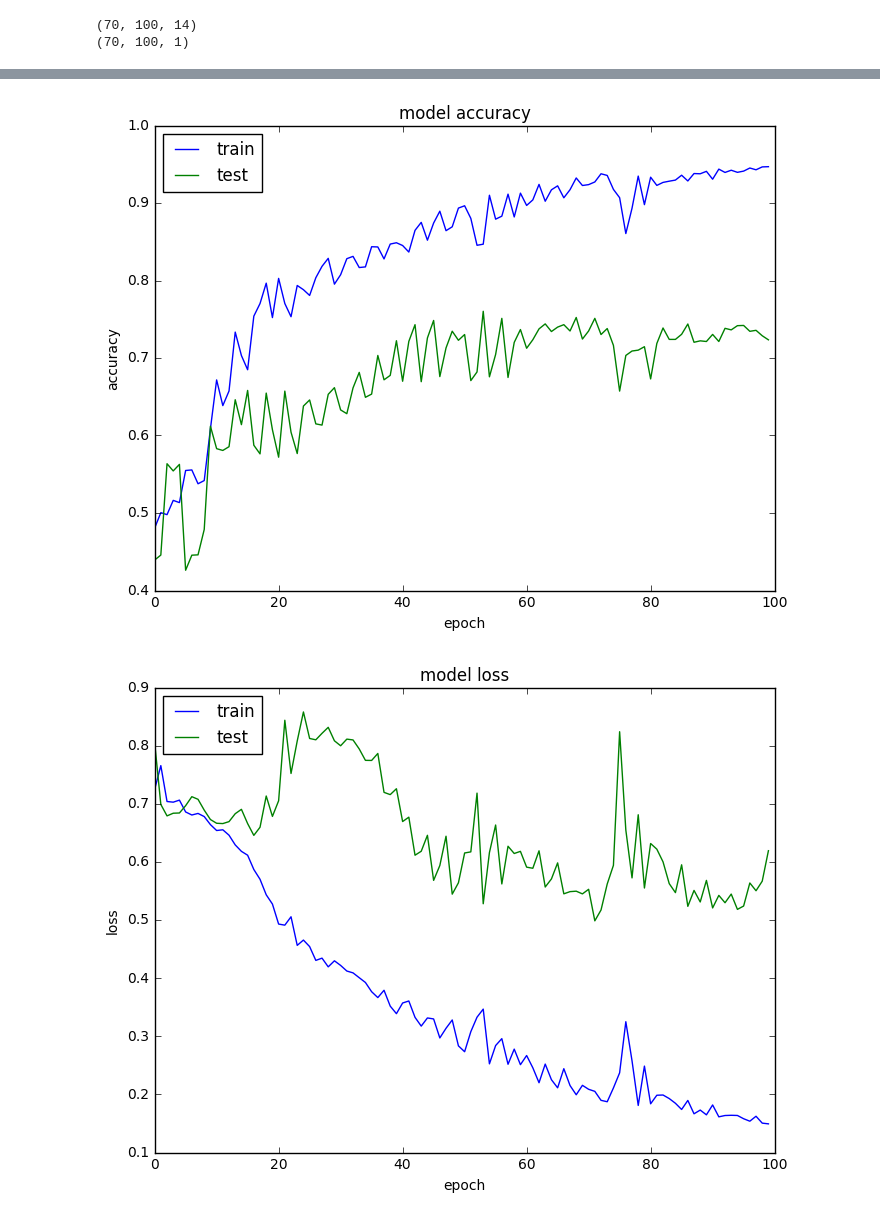
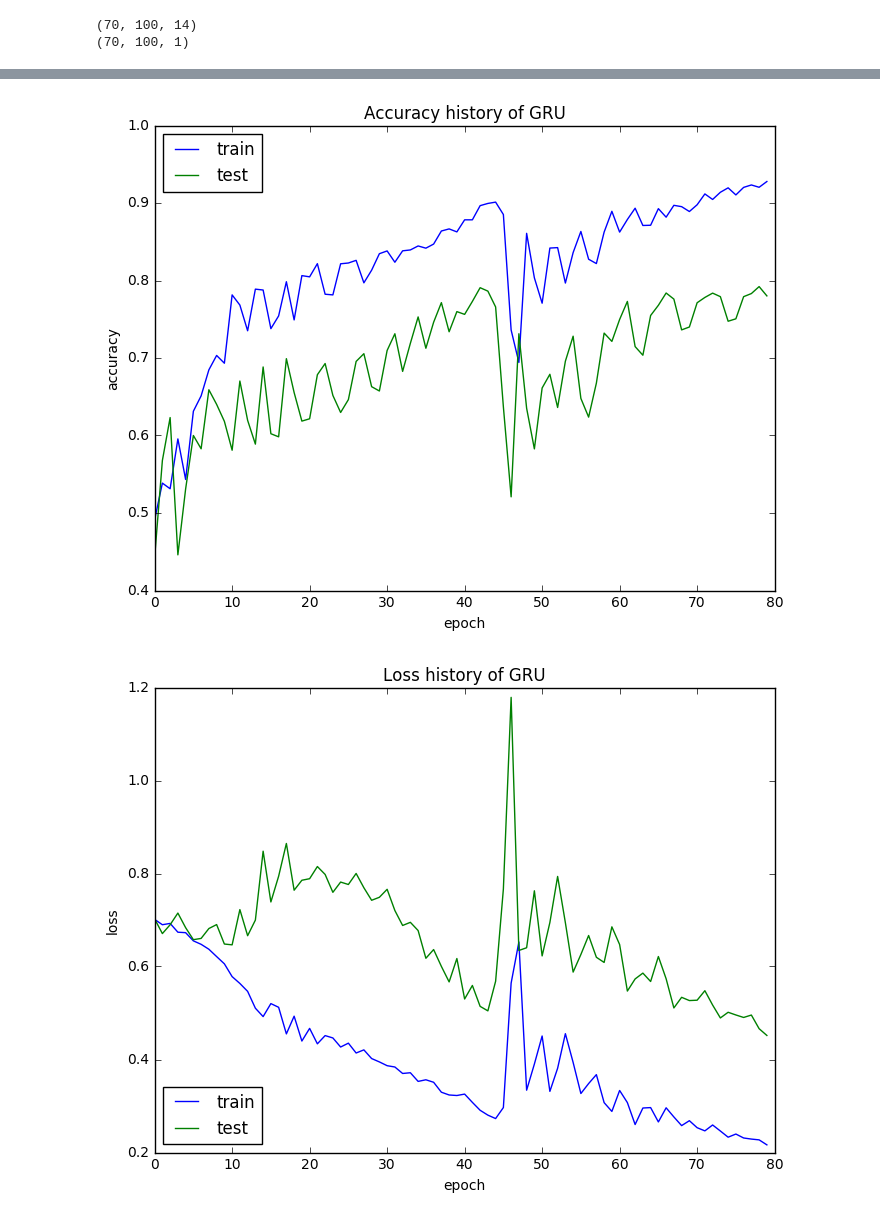
Before and after one commit to erlichlab/EEGeyeState, a Jupyter notebook: EEG_GRU.ipynb, the cells around one changed output, grey strips where cells are left out. Cells and saved outputs as stored; diff of their text form; code cells hidden in the pictures.

```diff
--- a/EEG_GRU.ipynb
+++ b/EEG_GRU.ipynb
@@ -84,6 +84,6 @@ model.compile(optimizer = adam,
               loss='binary_crossentropy',
               metrics=['accuracy'])
 # %%
-history = model.fit(X_train_batch, y_train_batch,validation_data = (X_val_batch,y_val_batch), epochs=100, batch_size=batch_size)
+history = model.fit(X_train_batch, y_train_batch,validation_data = (X_val_batch,y_val_batch), epochs=80, batch_size=batch_size)
 # %% [output]
 Train on 70 samples, validate on 70 samples
@@ -106,20 +106,20 @@ Epoch 100/100
 # %%
 # summarize history for accuracy
 plt.plot(history.history['acc'])
 plt.plot(history.history['val_acc'])
-plt.title('model accuracy')
+plt.title('Accuracy history of GRU')
 plt.ylabel('accuracy')
 plt.xlabel('epoch')
 plt.legend(['train', 'test'], loc='upper left')
 plt.show()
 # summarize history for loss
 plt.plot(history.history['loss'])
 plt.plot(history.history['val_loss'])
-plt.title('model loss')
+plt.title('Loss history of GRU')
 plt.ylabel('loss')
 plt.xlabel('epoch')
-plt.legend(['train', 'test'], loc='upper left')
+plt.legend(['train', 'test'], loc='lower left')
 plt.show()
 # %% [output]
-[figure, old version]
+[figure, new version]
-[figure, old version]
+[figure, new version]
```
Also changed, not shown: parts of 1 cell of this notebook, 4 other files.
